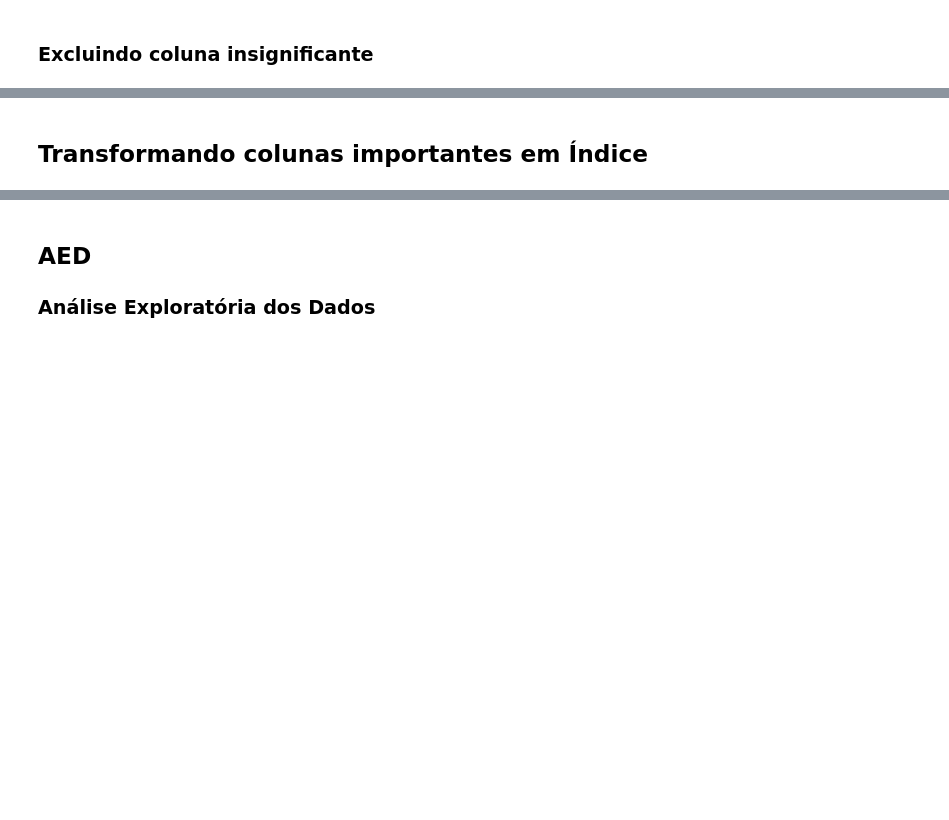
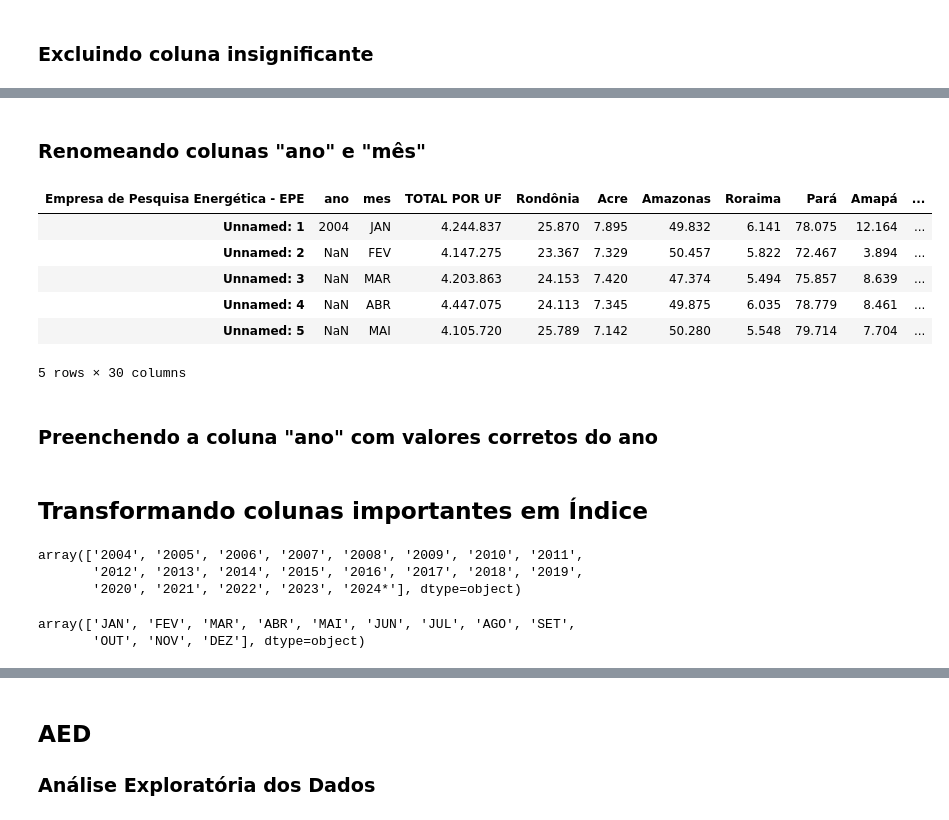
Before and after one commit to PET-Controle-e-Automacao-UESC/contas_de_energia, a Jupyter notebook: src/main.ipynb, the cells around one changed output, grey strips where cells are left out. Saved outputs shown, nothing was run; the diff lists cells and outputs as text; code cells hidden in the pictures; blank space fills up the shorter version.

```diff
--- a/src/main.ipynb
+++ b/src/main.ipynb
@@ -97,0 +171,20 @@ df_residencial_transposto.sample(10)
+# %% [markdown]
+### Renomeando colunas "ano" e "mês"
+# %%
+columns_to_rename = {
+    "new_name2" : "ano",
+    "new_name3" : "mes"
+}
+
+df_residencial_transposto.rename(mapper = columns_to_rename, axis = "columns", inplace = True)
+df_residencial_transposto.head(5)
+# %% [output]
+| Empresa de Pesquisa Energética - EPE | ano | mes | TOTAL POR UF | Rondônia | Acre | Amazonas | Roraima | Pará | Amapá | ... |
+| Unnamed: 1 | 2004 | JAN | 4.244.837 | 25.870 | 7.895 | 49.832 | 6.141 | 78.075 | 12.164 | ... |
+| Unnamed: 2 | NaN | FEV | 4.147.275 | 23.367 | 7.329 | 50.457 | 5.822 | 72.467 | 3.894 | ... |
+| Unnamed: 3 | NaN | MAR | 4.203.863 | 24.153 | 7.420 | 47.374 | 5.494 | 75.857 | 8.639 | ... |
+| Unnamed: 4 | NaN | ABR | 4.447.075 | 24.113 | 7.345 | 49.875 | 6.035 | 78.779 | 8.461 | ... |
+| Unnamed: 5 | NaN | MAI | 4.105.720 | 25.789 | 7.142 | 50.280 | 5.548 | 79.714 | 7.704 | ... |
+5 rows × 30 columns
+# %% [markdown]
+### Preenchendo a coluna "ano" com valores corretos do ano
@@ -98,8 +193,15 @@ df_residencial_transposto.sample(10)
 # %% [markdown]
 ## Transformando colunas importantes em Índice
 # %%
-df_residencial_transposto["new_name2"].unique()
+df_residencial_transposto["ano"].unique()
+# %% [output]
+array(['2004', '2005', '2006', '2007', '2008', '2009', '2010', '2011',
+       '2012', '2013', '2014', '2015', '2016', '2017', '2018', '2019',
+       '2020', '2021', '2022', '2023', '2024*'], dtype=object)
 # %%
-df_residencial_transposto["new_name3"].unique()
+df_residencial_transposto["mes"].unique()
+# %% [output]
+array(['JAN', 'FEV', 'MAR', 'ABR', 'MAI', 'JUN', 'JUL', 'AGO', 'SET',
+       'OUT', 'NOV', 'DEZ'], dtype=object)
 # %%
 df_residencial_transposto.columns
```
Also changed, not shown: parts of 13 cells of this notebook, 8 other files.
